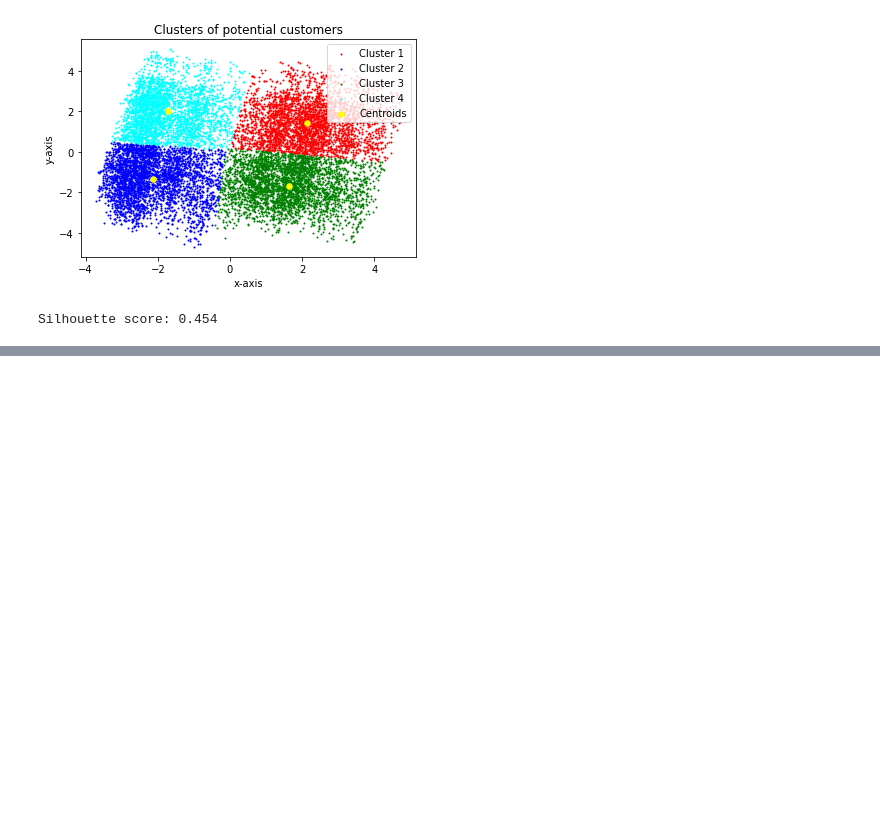
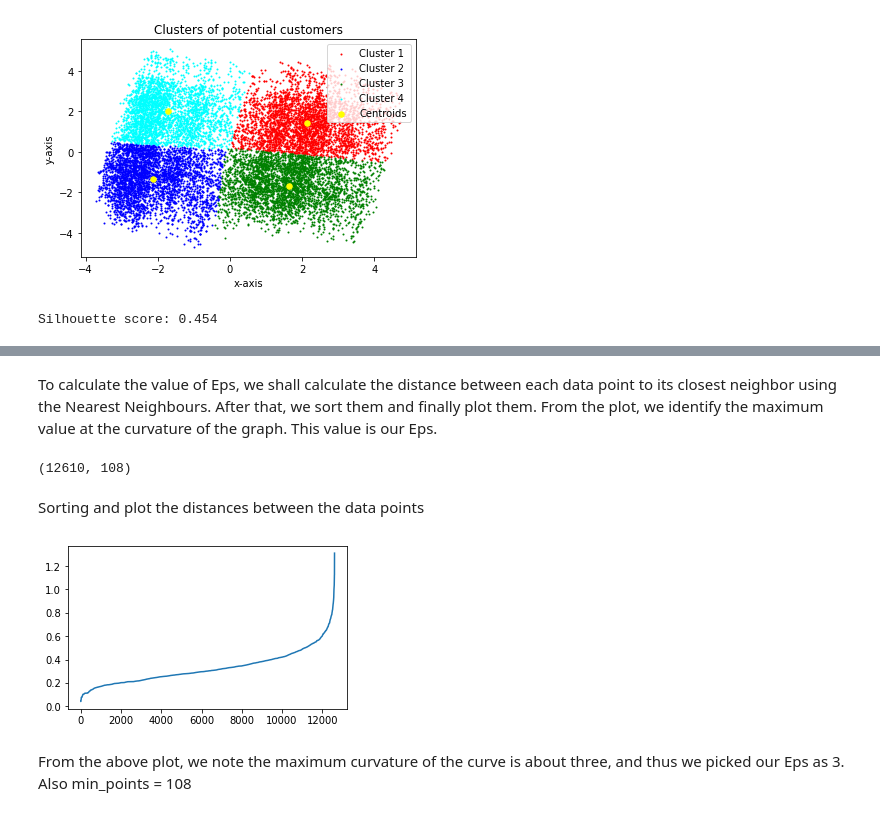
Before and after one commit to Maagnitude/coupon-recommend-models, a Jupyter notebook: coupon_recommend_models.ipynb, the cells around one changed output, grey strips where cells are left out. Cells and saved outputs as stored; diff of their text form; code cells hidden in the pictures; blank space fills up the shorter version.

Commit message:
dbscan clustering first try

```diff
--- a/coupon_recommend_models.ipynb
+++ b/coupon_recommend_models.ipynb
@@ -863,0 +871,33 @@ Silhouette score: 0.454
+# %% [markdown]
+To calculate the value of Eps, we shall calculate the distance between each data point to its closest neighbor using the Nearest Neighbours. After that, we sort them and finally plot them. From the plot, we identify the maximum value at the curvature of the graph. This value is our Eps.
+# %%
+scaled_cluster_df.shape
+# %% [output]
+(12610, 108)
+# %%
+from sklearn.decomposition import PCA
+
+# Δημιουργία αντικειμένου PCA με το επιθυμητό πλήθος συνιστωσών.
+pca = PCA(n_components=4)
+
+# Μετασχηματισμός δεδομένων με χρήση του αντικειμένου PCA.
+cluster_df_pca = pca.fit_transform(scaled_cluster_df)
+# %%
+from sklearn.neighbors import NearestNeighbors # importing the library
+neighb = NearestNeighbors(n_neighbors=4) # creating an object of the NearestNeighbors class
+nbrs=neighb.fit(cluster_df_pca) # fitting the data to the object
+distances,indices=nbrs.kneighbors(cluster_df_pca) # finding the nearest neighbours
+# %% [markdown]
+Sorting and plot the distances between the data points
+# %%
+# Sort and plot the distances results
+distances = np.sort(distances, axis = 0) # sorting the distances
+distances = distances[:, 1] # taking the second column of the sorted distances
+plt.rcParams['figure.figsize'] = (5,3) # setting the figure size
+plt.plot(distances) # plotting the distances
+plt.show() # showing the plot
+# %% [output]
+[figure, added]
+# %% [markdown]
+From the above plot, we note the maximum curvature of the curve is about three, and thus we picked our Eps as 3.
+Also min_points = 108
```
Also changed, not shown: parts of 4 cells of this notebook.
